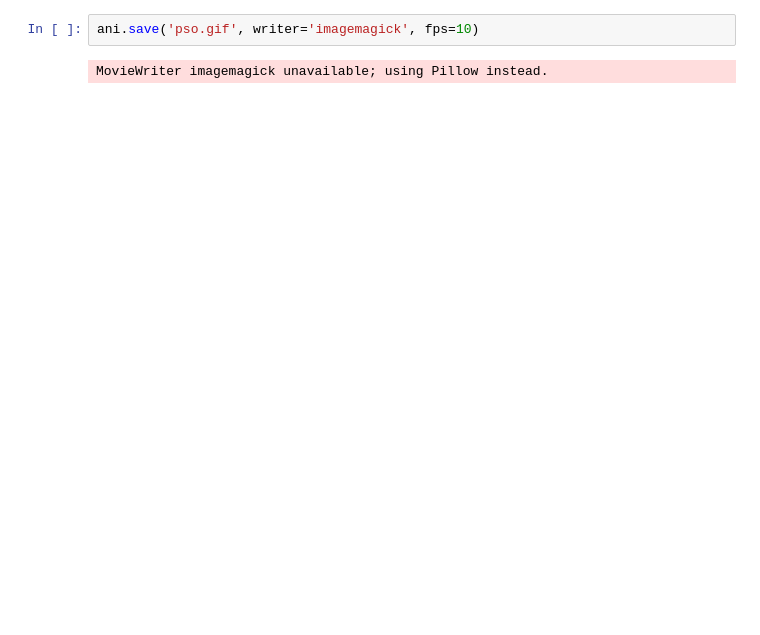
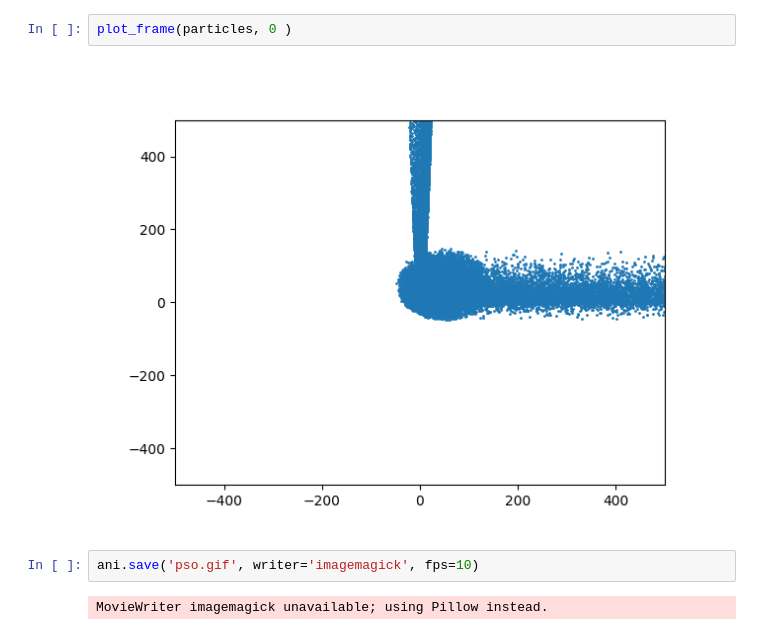
Before and after one commit to Meoli96/pso, a Jupyter notebook: scripts/animate.ipynb, the cells around one changed output. Saved outputs shown, nothing was run; the diff lists cells and outputs as text; blank space fills up the shorter version.

```diff
--- a/scripts/animate.ipynb
+++ b/scripts/animate.ipynb
@@ -78,3 +85,7 @@ plt.show()
+# %%
+plot_frame(particles, 0 )
+# %% [output]
+[figure, added]
 # %%
 ani.save('pso.gif', writer='imagemagick', fps=10)
 # %% [output]
```
Also changed, not shown: parts of 7 cells of this notebook, 9 other files.
